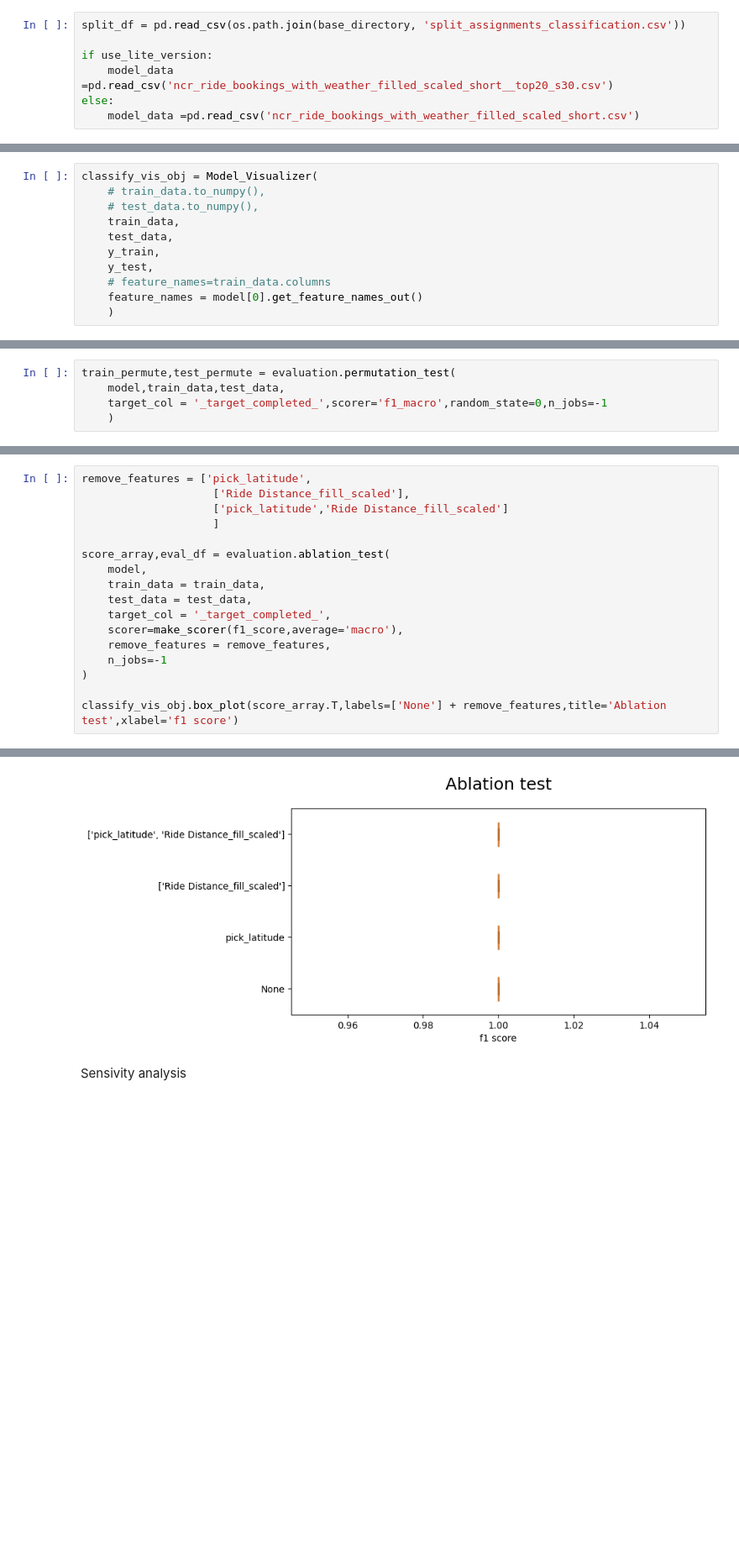
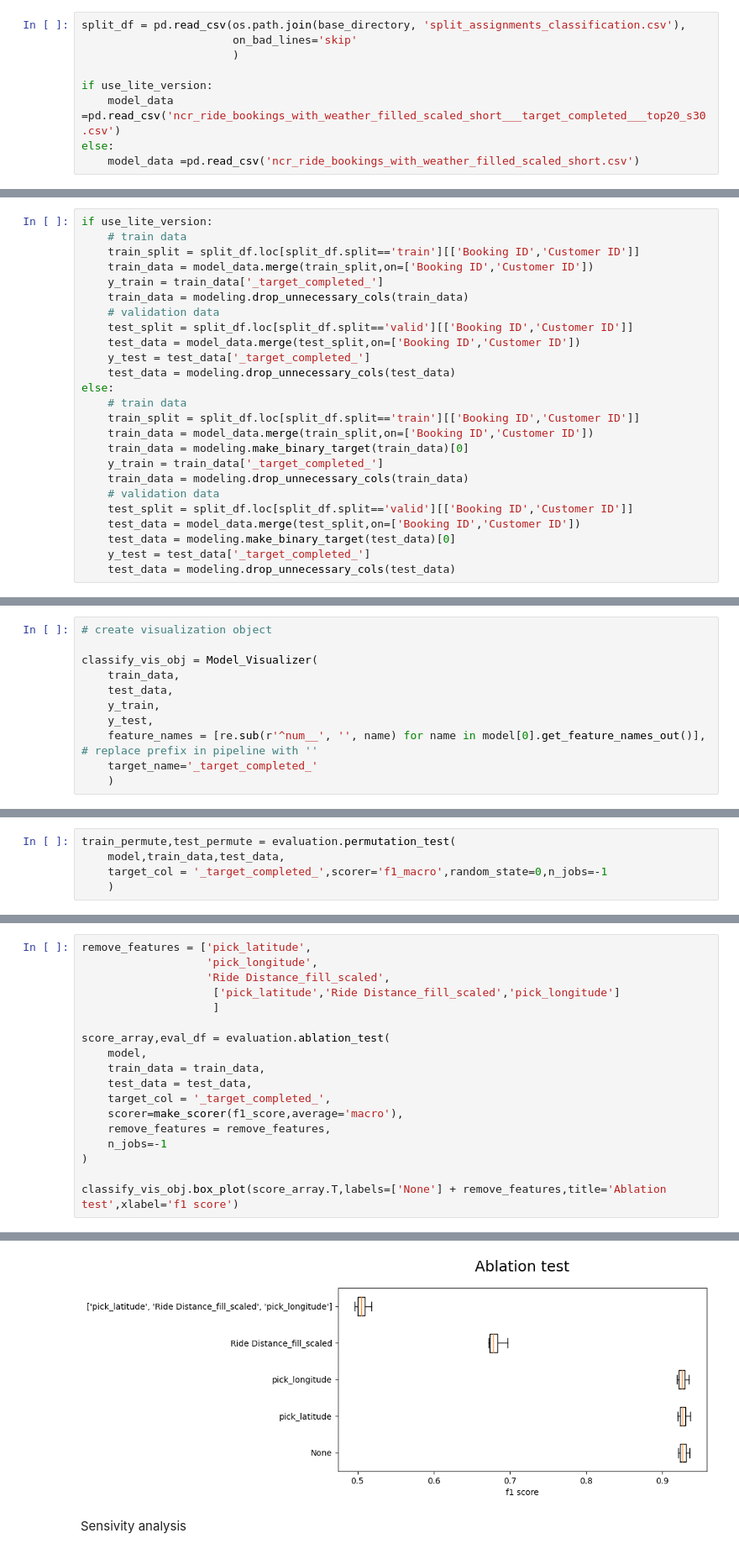
Before and after one commit to NDuan-510/MADS-MS2-Uber-Analysis, a Jupyter notebook: 4.1. Supervised Model evaluation & Failure analysis(booking cancel)).ipynb, the cells around one changed output, grey strips where cells are left out. Shown at 84% size. Cells and saved outputs as stored; diff of their text form; blank space fills up the shorter version.

```diff
--- a/4.1. Supervised Model evaluation & Failure analysis(booking cancel)).ipynb
+++ b/4.1. Supervised Model evaluation & Failure analysis(booking cancel)).ipynb
@@ -60,9 +32,11 @@ Pipeline(steps=[('pre',
 # %% [markdown]
 Load the train and test data
 # %%
-split_df = pd.read_csv(os.path.join(base_directory, 'split_assignments_classification.csv'))
+split_df = pd.read_csv(os.path.join(base_directory, 'split_assignments_classification.csv'),
+                       on_bad_lines='skip'
+                       )
 
 if use_lite_version:
-    model_data =pd.read_csv('ncr_ride_bookings_with_weather_filled_scaled_short__top20_s30.csv')
+    model_data =pd.read_csv('ncr_ride_bookings_with_weather_filled_scaled_short___target_completed___top20_s30.csv')
 else:
     model_data =pd.read_csv('ncr_ride_bookings_with_weather_filled_scaled_short.csv')
@@ -87 +43,26 @@ y_test = split_df.loc[split_df.split=='valid']['_target_completed_']
+# %%
+if use_lite_version:
+    # train data
+    train_split = split_df.loc[split_df.split=='train'][['Booking ID','Customer ID']]
+    train_data = model_data.merge(train_split,on=['Booking ID','Customer ID'])
+    y_train = train_data['_target_completed_']
+    train_data = modeling.drop_unnecessary_cols(train_data)
+    # validation data
+    test_split = split_df.loc[split_df.split=='valid'][['Booking ID','Customer ID']]
+    test_data = model_data.merge(test_split,on=['Booking ID','Customer ID'])
+    y_test = test_data['_target_completed_']
+    test_data = modeling.drop_unnecessary_cols(test_data)
+else:
+    # train data
+    train_split = split_df.loc[split_df.split=='train'][['Booking ID','Customer ID']]
+    train_data = model_data.merge(train_split,on=['Booking ID','Customer ID'])
+    train_data = modeling.make_binary_target(train_data)[0]
+    y_train = train_data['_target_completed_']
+    train_data = modeling.drop_unnecessary_cols(train_data)
+    # validation data
+    test_split = split_df.loc[split_df.split=='valid'][['Booking ID','Customer ID']]
+    test_data = model_data.merge(test_split,on=['Booking ID','Customer ID'])
+    test_data = modeling.make_binary_target(test_data)[0]
+    y_test = test_data['_target_completed_']
+    test_data = modeling.drop_unnecessary_cols(test_data)
 # %%
@@ -127,13 +108,13 @@ recall from file(macro): 0.9244591674243703
 # %%
+# create visualization object
+
 classify_vis_obj = Model_Visualizer(
-    # train_data.to_numpy(),
-    # test_data.to_numpy(),
     train_data,
     test_data,
     y_train,
     y_test,
-    # feature_names=train_data.columns
-    feature_names = model[0].get_feature_names_out()
+    feature_names = [re.sub(r'^num__', '', name) for name in model[0].get_feature_names_out()],  # replace prefix in pipeline with ''
+    target_name='_target_completed_'
     )
 # %%
 # confusion matrix
@@ -177,22 +158,23 @@ classify_vis_obj.permutation_importance_plot(test_permute,figsize=(8,6),title='t
 # %%
 remove_features = ['pick_latitude',
-                    ['Ride Distance_fill_scaled'],
-                    ['pick_latitude','Ride Distance_fill_scaled']
+                   'pick_longitude',
+                   'Ride Distance_fill_scaled',
+                    ['pick_latitude','Ride Distance_fill_scaled','pick_longitude']
                     ]
 
 score_array,eval_df = evaluation.ablation_test(
     model,
     train_data = train_data,
     test_data = test_data,
     target_col = '_target_completed_',
     scorer=make_scorer(f1_score,average='macro'),
     remove_features = remove_features,
     n_jobs=-1
 )
 
 classify_vis_obj.box_plot(score_array.T,labels=['None'] + remove_features,title='Ablation test',xlabel='f1 score')
 # %% [output]
 <Axes: title={'center': 'Ablation test'}, xlabel='f1 score'>
-[figure, old version]
+[figure, new version]
 # %% [markdown]
 Sensivity analysis
```
Also changed, not shown: parts of 21 cells of this notebook, 5 other files.
